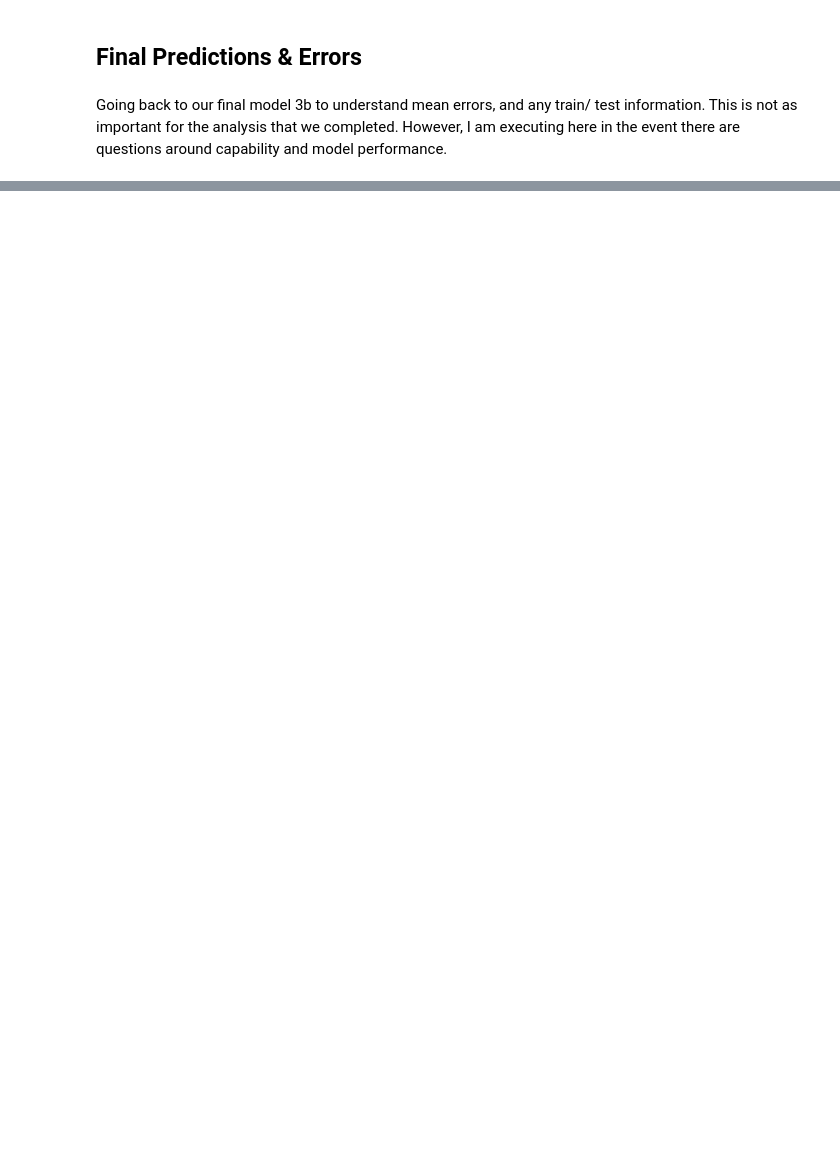
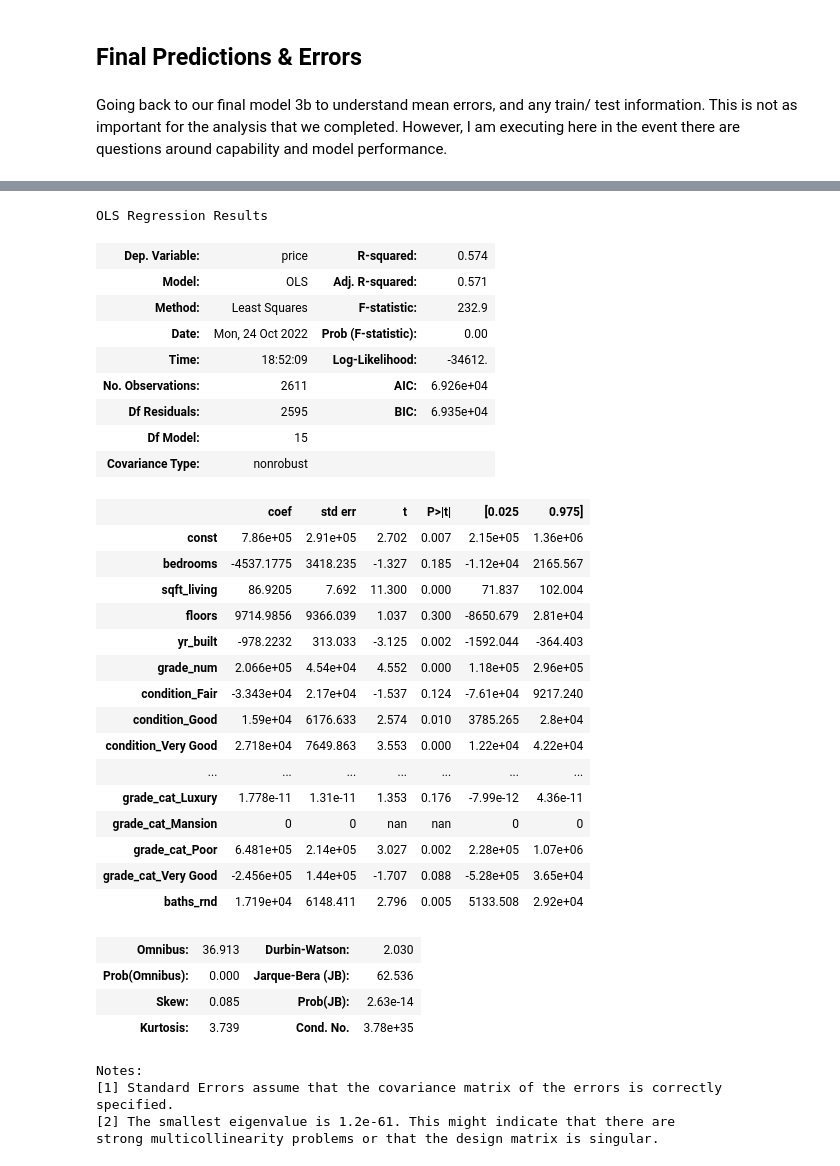
Before and after one commit to heathlikethecandybar/dsc-phase-2-project-v2-3, a Jupyter notebook: phase_2_project.ipynb, the cells around one changed output, grey strips where cells are left out. Drawn from its saved outputs; the diff is of its cells as text; code cells hidden in the pictures; blank space fills up the shorter version.

```diff
--- a/phase_2_project.ipynb
+++ b/phase_2_project.ipynb
@@ -1652,0 +1460,3 @@ plt.legend()
+# %%
+final_df_old = final_df.loc[final_df['yr_built'] < 1932]
+final_df_old.describe()
@@ -1652,0 +1486,51 @@ plt.legend()
+# %%
+# model 3b - removed outliers, combined with features with p values > .05
+
+# create target
+target5old = final_df_old['price']
+
+# create predictors
+predictors5old = final_df_old.drop(['price'], axis=1)
+
+# create model intercept
+predictors_int5old = sm.add_constant(predictors5old)
+
+# fit model to data
+model5old = sm.OLS(target5old,predictors_int5old).fit()
+# %%
+model5old.summary()
+# %% [output]
+OLS Regression Results
+| Dep. Variable: | price | R-squared: | 0.574 |
+| Model: | OLS | Adj. R-squared: | 0.571 |
+| Method: | Least Squares | F-statistic: | 232.9 |
+| Date: | Mon, 24 Oct 2022 | Prob (F-statistic): | 0.00 |
+| Time: | 18:52:09 | Log-Likelihood: | -34612. |
+| No. Observations: | 2611 | AIC: | 6.926e+04 |
+| Df Residuals: | 2595 | BIC: | 6.935e+04 |
+| Df Model: | 15 |  |  |
+| Covariance Type: | nonrobust |  |  |
+|  | coef | std err | t | P>|t| | [0.025 | 0.975] |
+| const | 7.86e+05 | 2.91e+05 | 2.702 | 0.007 | 2.15e+05 | 1.36e+06 |
+| bedrooms | -4537.1775 | 3418.235 | -1.327 | 0.185 | -1.12e+04 | 2165.567 |
+| sqft_living | 86.9205 | 7.692 | 11.300 | 0.000 | 71.837 | 102.004 |
+| floors | 9714.9856 | 9366.039 | 1.037 | 0.300 | -8650.679 | 2.81e+04 |
+| yr_built | -978.2232 | 313.033 | -3.125 | 0.002 | -1592.044 | -364.403 |
+| grade_num | 2.066e+05 | 4.54e+04 | 4.552 | 0.000 | 1.18e+05 | 2.96e+05 |
+| condition_Fair | -3.343e+04 | 2.17e+04 | -1.537 | 0.124 | -7.61e+04 | 9217.240 |
+| condition_Good | 1.59e+04 | 6176.633 | 2.574 | 0.010 | 3785.265 | 2.8e+04 |
+| condition_Very Good | 2.718e+04 | 7649.863 | 3.553 | 0.000 | 1.22e+04 | 4.22e+04 |
+| ... | ... | ... | ... | ... | ... | ... |
+| grade_cat_Luxury | 1.778e-11 | 1.31e-11 | 1.353 | 0.176 | -7.99e-12 | 4.36e-11 |
+| grade_cat_Mansion | 0 | 0 | nan | nan | 0 | 0 |
+| grade_cat_Poor | 6.481e+05 | 2.14e+05 | 3.027 | 0.002 | 2.28e+05 | 1.07e+06 |
+| grade_cat_Very Good | -2.456e+05 | 1.44e+05 | -1.707 | 0.088 | -5.28e+05 | 3.65e+04 |
+| baths_rnd | 1.719e+04 | 6148.411 | 2.796 | 0.005 | 5133.508 | 2.92e+04 |
+| Omnibus: | 36.913 | Durbin-Watson: | 2.030 |
+| Prob(Omnibus): | 0.000 | Jarque-Bera (JB): | 62.536 |
+| Skew: | 0.085 | Prob(JB): | 2.63e-14 |
+| Kurtosis: | 3.739 | Cond. No. | 3.78e+35 |
+Notes:
+[1] Standard Errors assume that the covariance matrix of the errors is correctly specified.
+[2] The smallest eigenvalue is 1.2e-61. This might indicate that there are
+strong multicollinearity problems or that the design matrix is singular.
```
Also changed, not shown: parts of 40 cells of this notebook, 1 other file.
